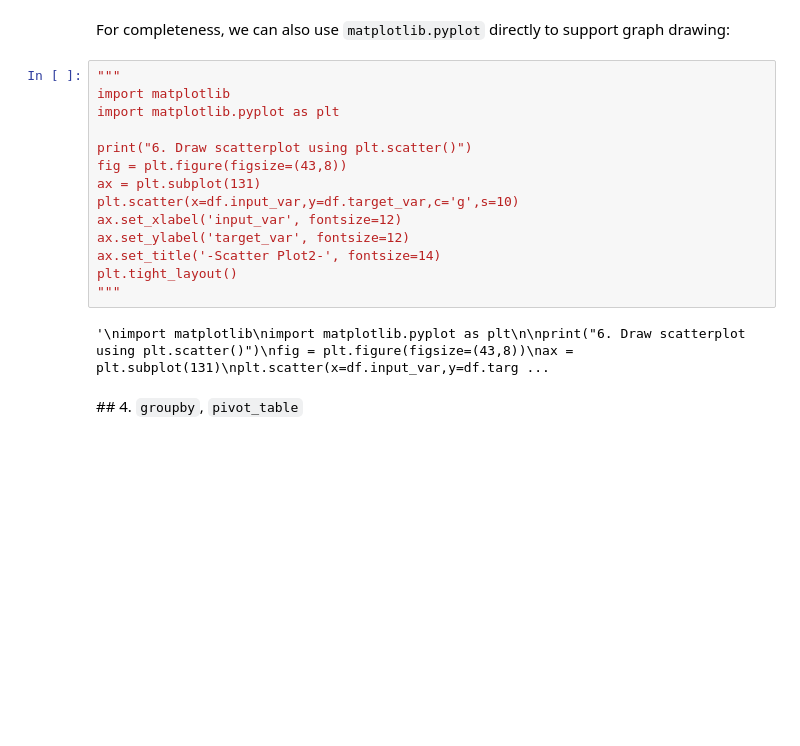
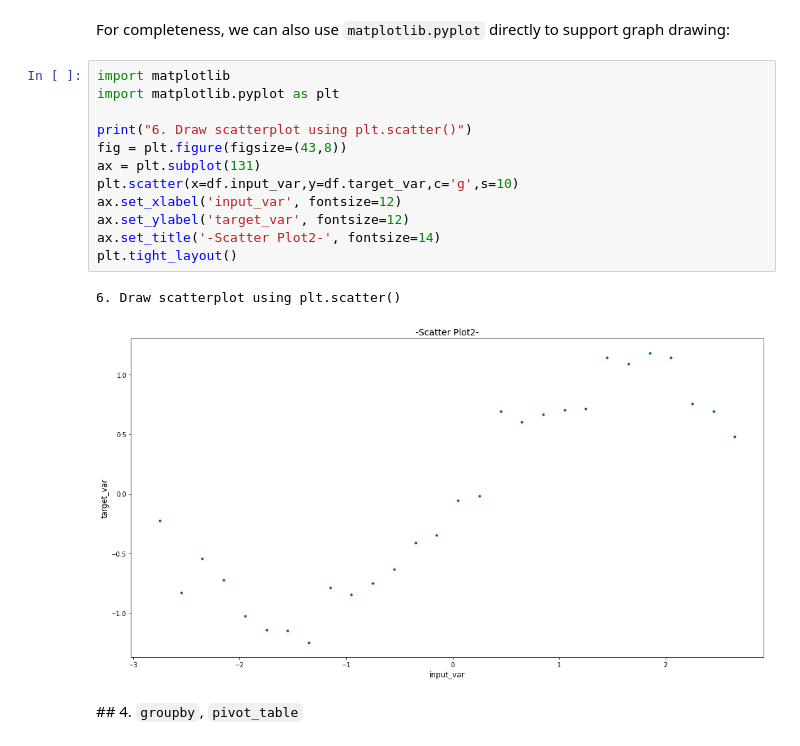
Before and after one commit to malminhas/data-analytics, a Jupyter notebook: pandas-basics-playbook.ipynb, the cells around one changed output. Drawn from its saved outputs; the diff is of its cells as text; blank space fills up the shorter version.

Commit message:
Updated pandas basics playbook to add back matplotlib graph

```diff
--- a/pandas-basics-playbook.ipynb
+++ b/pandas-basics-playbook.ipynb
@@ -365,21 +364,20 @@ _ = df.plot.scatter(figsize=(18,9), x='input_var',y='target_var',color='g',s=10,
 # %% [markdown]
 For completeness, we can also use `matplotlib.pyplot` directly to support graph drawing:
 # %%
-"""
 import matplotlib
 import matplotlib.pyplot as plt
 
 print("6. Draw scatterplot using plt.scatter()")
 fig = plt.figure(figsize=(43,8))
 ax = plt.subplot(131)
 plt.scatter(x=df.input_var,y=df.target_var,c='g',s=10)
 ax.set_xlabel('input_var', fontsize=12)
 ax.set_ylabel('target_var', fontsize=12)
 ax.set_title('-Scatter Plot2-', fontsize=14)
 plt.tight_layout()
-"""
 # %% [output]
-'\nimport matplotlib\nimport matplotlib.pyplot as plt\n\nprint("6. Draw scatterplot using plt.scatter()")\nfig = plt.figure(figsize=(43,8))\nax = plt.subplot(131)\nplt.scatter(x=df.input_var,y=df.targ ...
+6. Draw scatterplot using plt.scatter()
+[figure, added]
 # %% [markdown]
 ## 4. `groupby`, `pivot_table`
 # %% [markdown]
```
Also changed, not shown: parts of 2 cells of this notebook.
